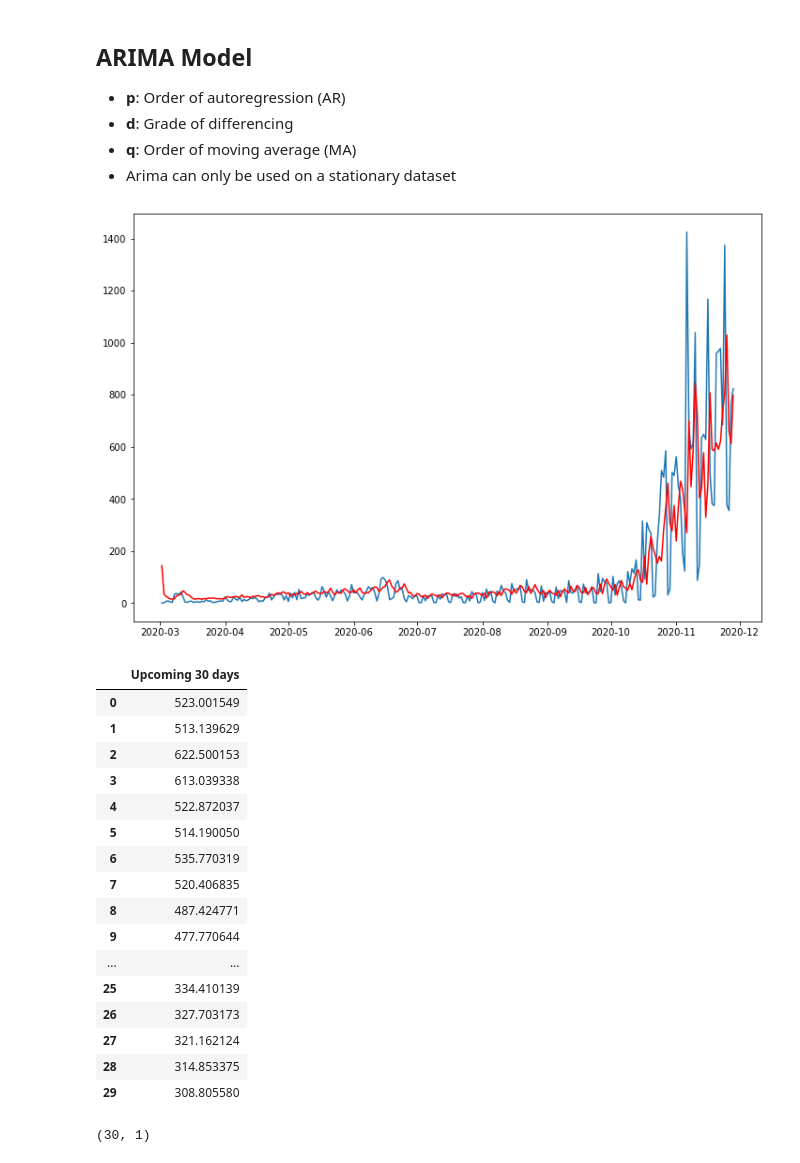
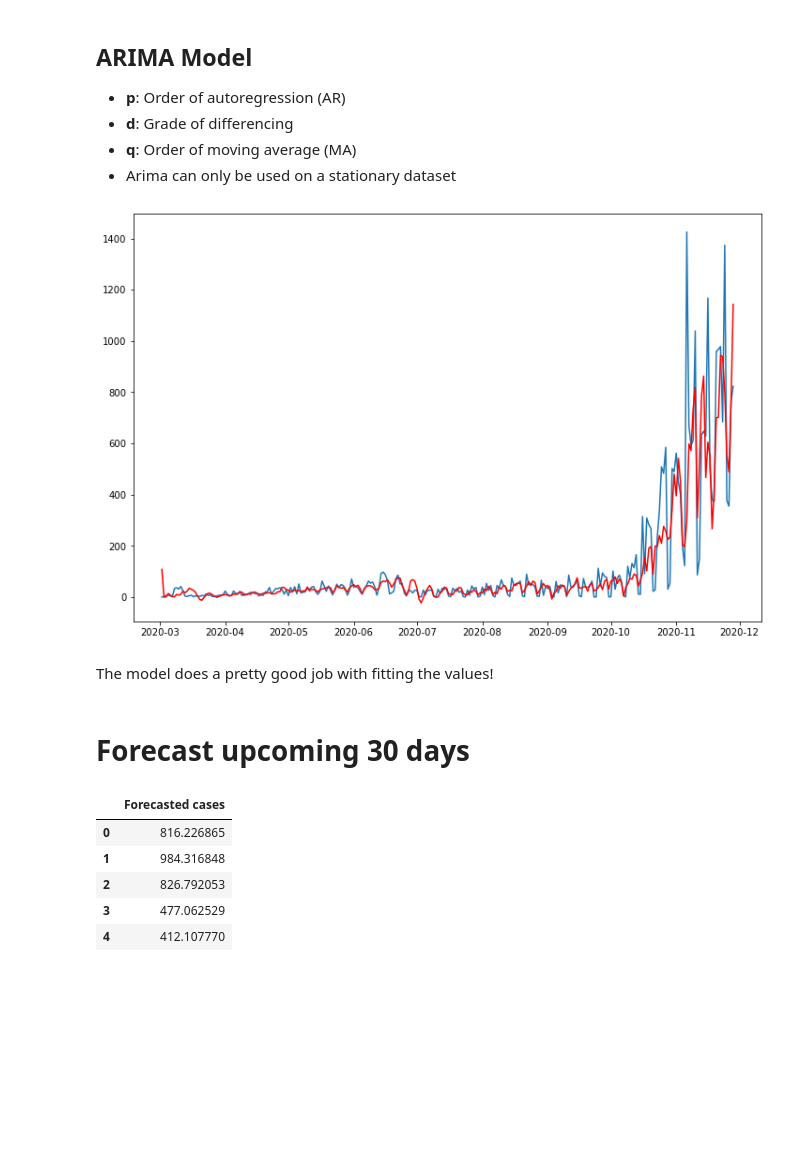
Before and after one commit to helenabarmer/machine_learning_intro, a Jupyter notebook: Regression/timeseries_forecasting.ipynb, the cells around one changed output. Cells and saved outputs as stored; diff of their text form; code cells hidden in the pictures; blank space fills up the shorter version.

Commit message:
modified AR value

```diff
--- a/Regression/timeseries_forecasting.ipynb
+++ b/Regression/timeseries_forecasting.ipynb
@@ -182,40 +182,28 @@ plot_pacf(df_covid, lags=7, ax=ax2);
 # %%
 from statsmodels.tsa.arima_model import ARIMA
 # %%
-model=ARIMA(df_covid,order=(5,0,0)).fit()
-#model = model.fit()
+model=ARIMA(df_covid,order=(6,0,3)).fit()
 
+# Plot and see how well the values are fitted
 plt.figure(figsize=(12,8))
 plt.plot(df_covid)
 plt.plot(model.fittedvalues, color='red');
 # %% [output]
-[figure, old version]
+[figure, new version]
+# %% [markdown]
+The model does a pretty good job with fitting the values!
+# %% [markdown]
+# Forecast upcoming 30 days
 # %%
 # Forecast upcoming 30 days
 forecast = model.forecast(steps=30)[0]
-df_forecast = pd.DataFrame(forecast, columns=['Upcoming 30 days'])
-df_forecast
+df_forecast = pd.DataFrame(forecast, columns=['Forecasted cases'])
+df_forecast.head()
 # %% [output]
-|  | Upcoming 30 days |
-| 0 | 523.001549 |
-| 1 | 513.139629 |
-| 2 | 622.500153 |
-| 3 | 613.039338 |
-| 4 | 522.872037 |
-| 5 | 514.190050 |
-| 6 | 535.770319 |
-| 7 | 520.406835 |
-| 8 | 487.424771 |
-| 9 | 477.770644 |
-| ... | ... |
-| 25 | 334.410139 |
-| 26 | 327.703173 |
-| 27 | 321.162124 |
-| 28 | 314.853375 |
-| 29 | 308.805580 |
+|  | Forecasted cases |
+| 0 | 816.226865 |
+| 1 | 984.316848 |
+| 2 | 826.792053 |
+| 3 | 477.062529 |
+| 4 | 412.107770 |
-# %%
-df = df_forecast.copy()
-df.shape
-# %% [output]
-(30, 1)
 # %%
```
Also changed, not shown: parts of 3 cells of this notebook.
